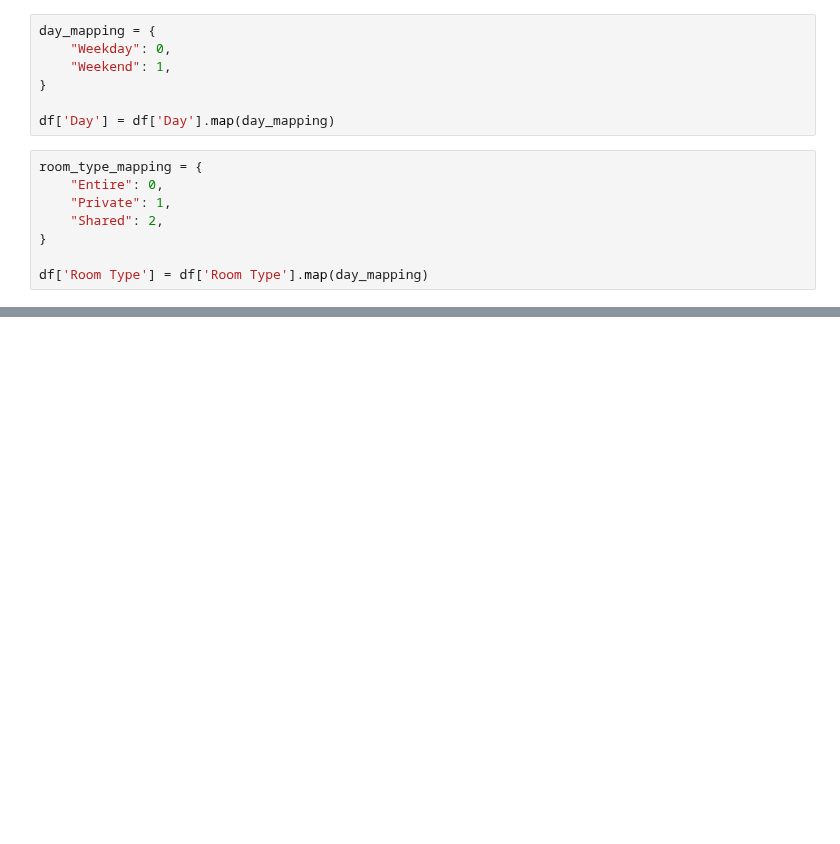
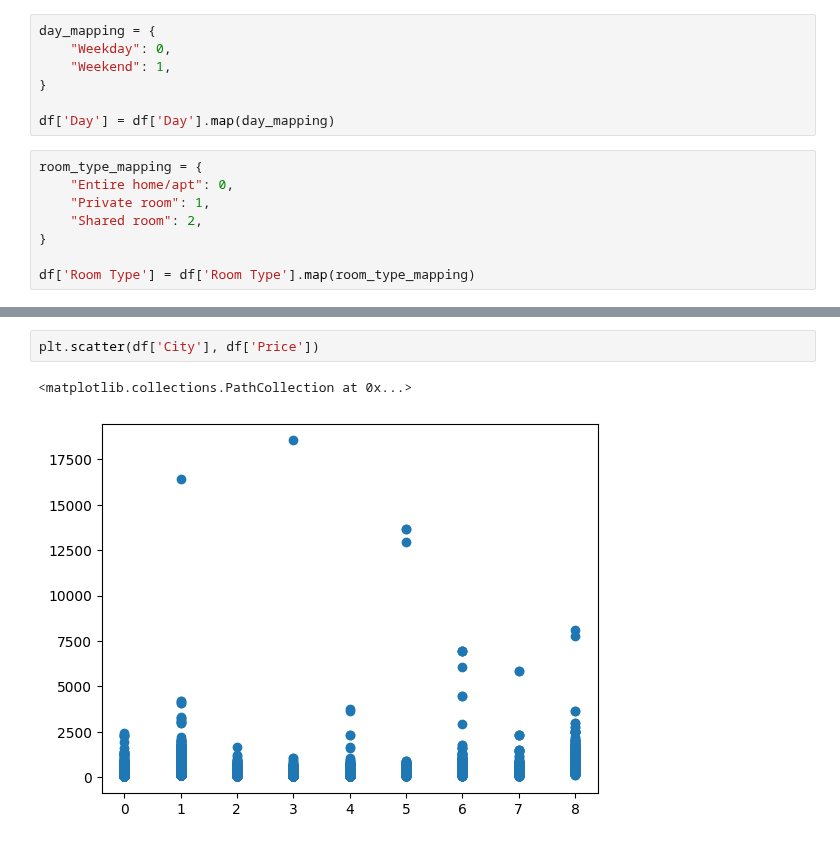
Before and after one commit to pythonpanama/pylearn-data-101, a Jupyter notebook: notebooks/AirBnB Europa.ipynb, the cells around one changed output, grey strips where cells are left out. Saved outputs shown, nothing was run; the diff lists cells and outputs as text; blank space fills up the shorter version.

Commit message:
Scatter plots.

```diff
--- a/notebooks/AirBnB Europa.ipynb
+++ b/notebooks/AirBnB Europa.ipynb
@@ -70,9 +120,9 @@ day_mapping = {
 df['Day'] = df['Day'].map(day_mapping)
 # %%
 room_type_mapping = {
-    "Entire": 0,
-    "Private": 1,
-    "Shared": 2,
+    "Entire home/apt": 0,
+    "Private room": 1,
+    "Shared room": 2,
 }
 
-df['Room Type'] = df['Room Type'].map(day_mapping)
+df['Room Type'] = df['Room Type'].map(room_type_mapping)
@@ -84,0 +154,5 @@ plt.show()
+# %%
+plt.scatter(df['City'], df['Price'])
+# %% [output]
+<matplotlib.collections.PathCollection at 0x...>
+[figure, added]
```
Also changed, not shown: parts of 10 cells of this notebook.
